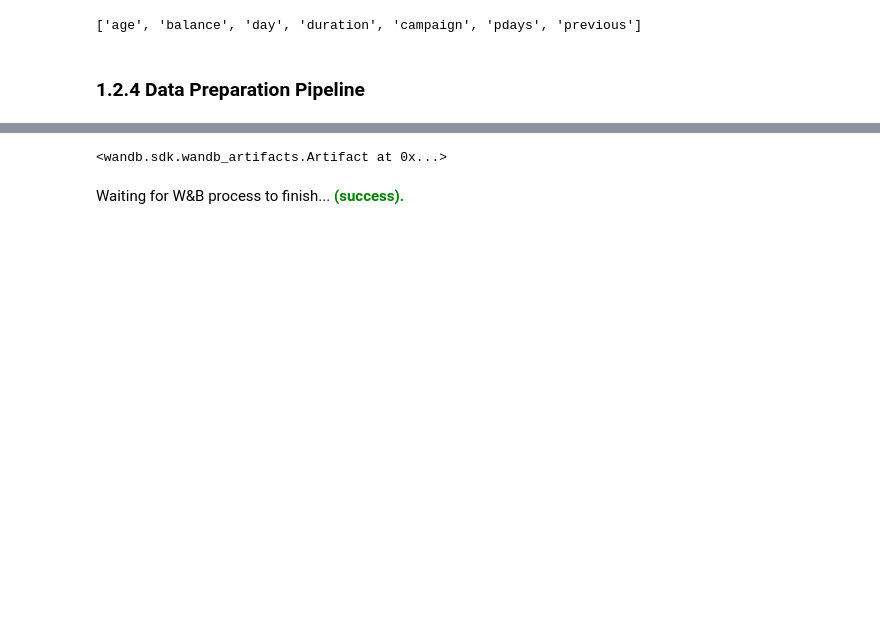
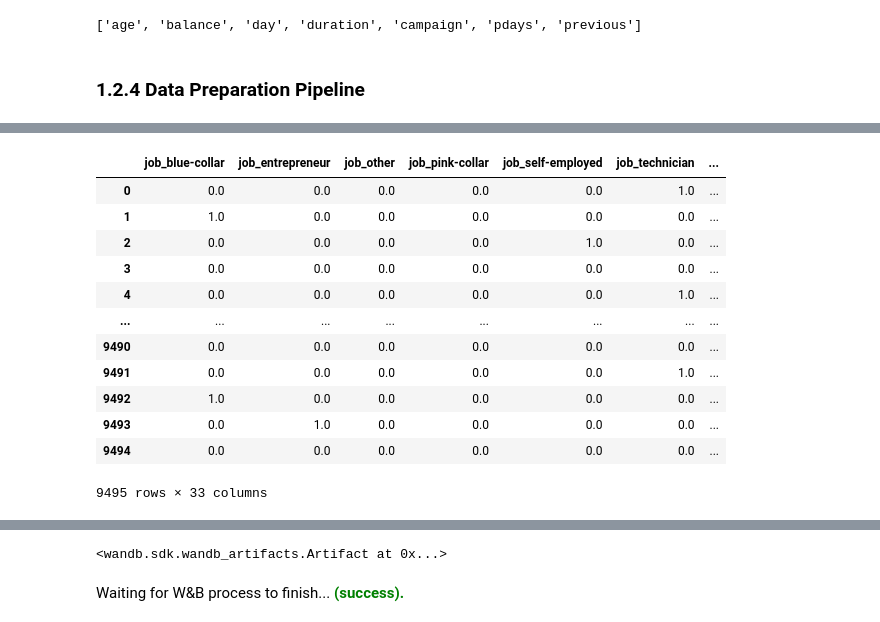
Before and after one commit to francisvalguedes/bank_marketing_mlp, a Jupyter notebook: model/train_test.ipynb, the cells around one changed output, grey strips where cells are left out. Saved outputs shown, nothing was run; the diff lists cells and outputs as text; code cells hidden in the pictures; blank space fills up the shorter version.

```diff
--- a/model/train_test.ipynb
+++ b/model/train_test.ipynb
@@ -540,2 +502,18 @@ val_preprocessed.loc[0:,:]
+# %%
+val_encoded
+# %% [output]
+|  | job_blue-collar | job_entrepreneur | job_other | job_pink-collar | job_self-employed | job_technician | ... |
+| 0 | 0.0 | 0.0 | 0.0 | 0.0 | 0.0 | 1.0 | ... |
+| 1 | 1.0 | 0.0 | 0.0 | 0.0 | 0.0 | 0.0 | ... |
+| 2 | 0.0 | 0.0 | 0.0 | 0.0 | 1.0 | 0.0 | ... |
+| 3 | 0.0 | 0.0 | 0.0 | 0.0 | 0.0 | 0.0 | ... |
+| 4 | 0.0 | 0.0 | 0.0 | 0.0 | 0.0 | 1.0 | ... |
+| ... | ... | ... | ... | ... | ... | ... | ... |
+| 9490 | 0.0 | 0.0 | 0.0 | 0.0 | 0.0 | 0.0 | ... |
+| 9491 | 0.0 | 0.0 | 0.0 | 0.0 | 0.0 | 1.0 | ... |
+| 9492 | 1.0 | 0.0 | 0.0 | 0.0 | 0.0 | 0.0 | ... |
+| 9493 | 0.0 | 1.0 | 0.0 | 0.0 | 0.0 | 0.0 | ... |
+| 9494 | 0.0 | 0.0 | 0.0 | 0.0 | 0.0 | 0.0 | ... |
+9495 rows × 33 columns
 # %%
 # saving transformed train data to csv
```
Also changed, not shown: parts of 63 cells of this notebook.
